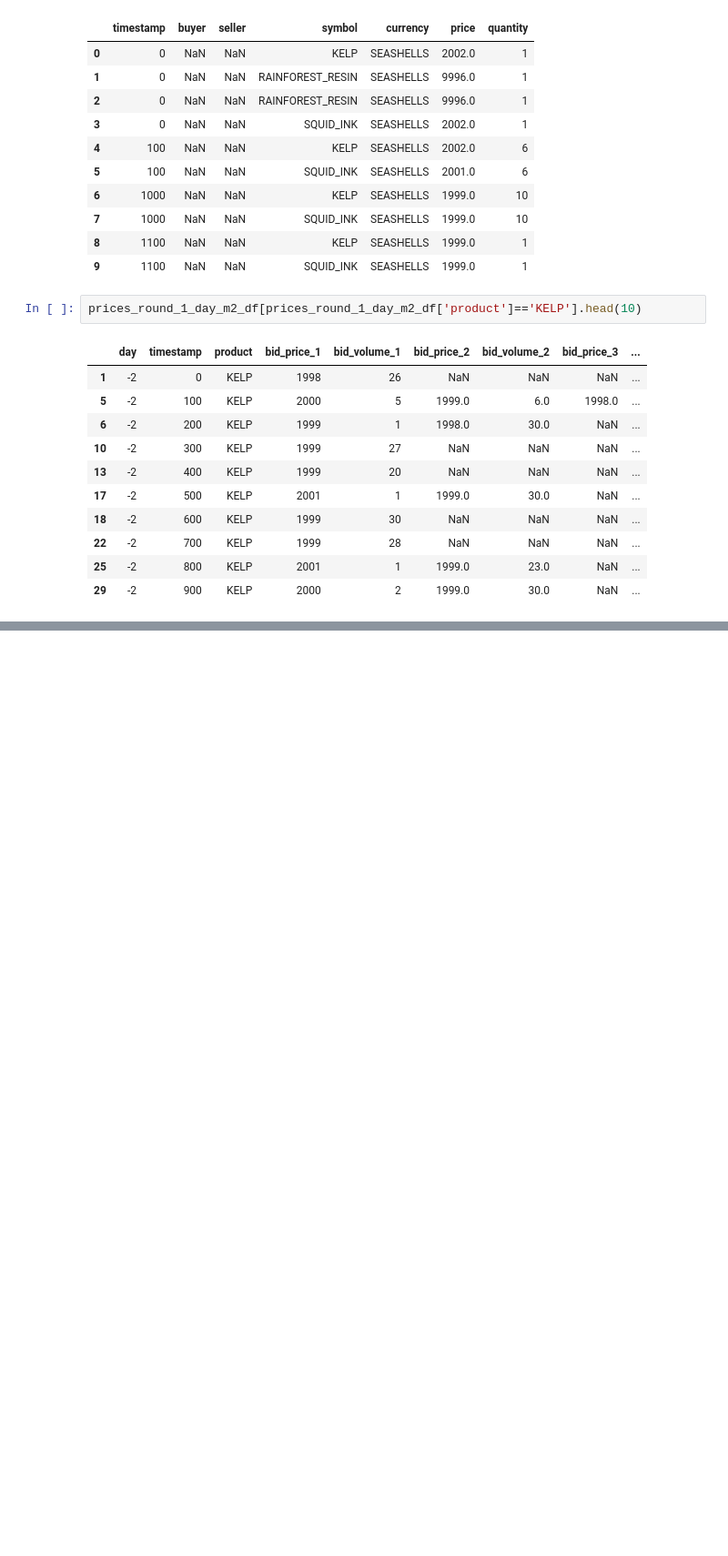
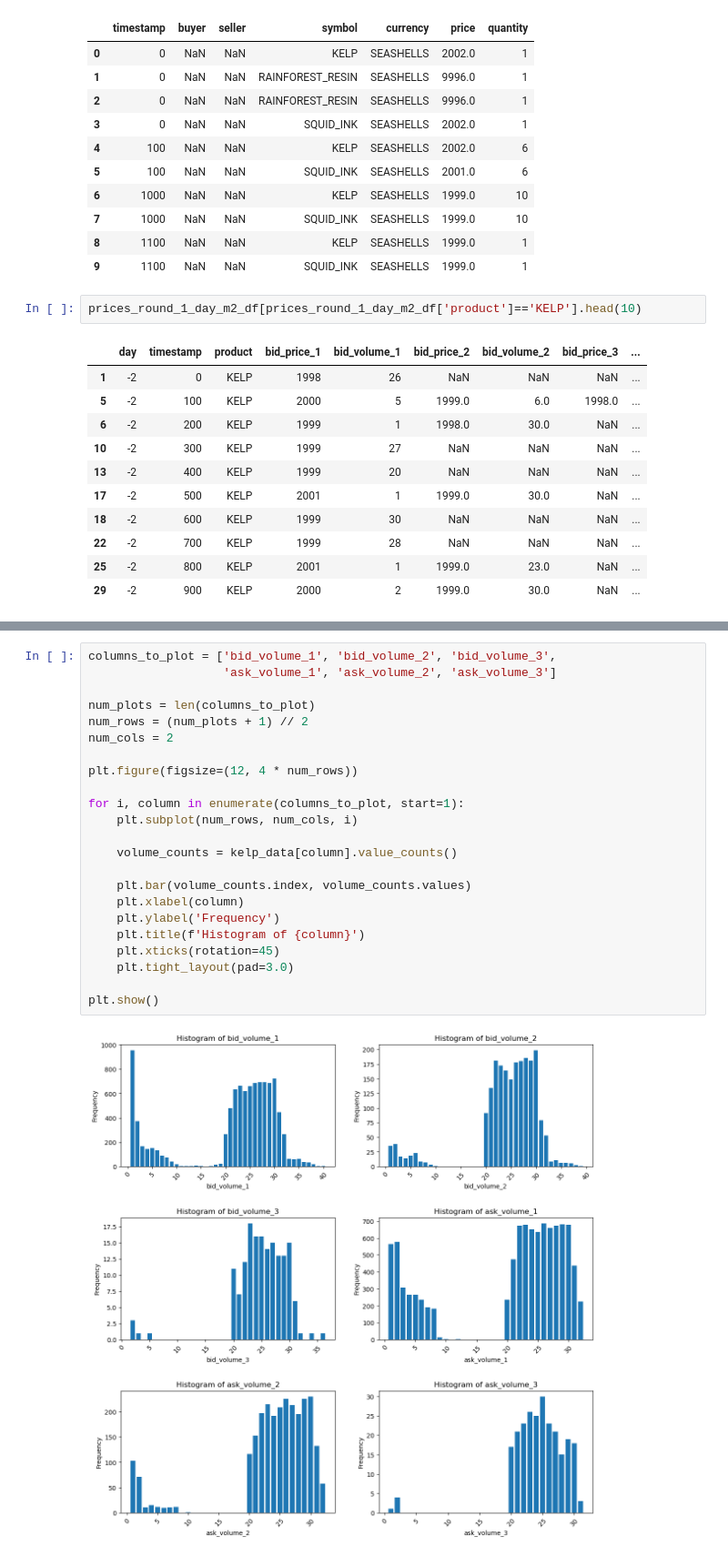
Before and after one commit to xiaoyongzhang47/imc_prosperity_2025_foxfoxgogogo, a Jupyter notebook: data_visual.ipynb, the cells around one changed output, grey strips where cells are left out. Shown: that part at 91% size. Cells and saved outputs as stored; diff of their text form; blank space fills up the shorter version.

```diff
--- a/data_visual.ipynb
+++ b/data_visual.ipynb
@@ -53,0 +113,25 @@ prices_round_1_day_m2_df[prices_round_1_day_m2_df['product']=='KELP'].head(10)
+# %%
+columns_to_plot = ['bid_volume_1', 'bid_volume_2', 'bid_volume_3',
+                   'ask_volume_1', 'ask_volume_2', 'ask_volume_3']
+
+num_plots = len(columns_to_plot)
+num_rows = (num_plots + 1) // 2
+num_cols = 2
+
+plt.figure(figsize=(12, 4 * num_rows))
+
+for i, column in enumerate(columns_to_plot, start=1):
+    plt.subplot(num_rows, num_cols, i)
+
+    volume_counts = kelp_data[column].value_counts()
+
+    plt.bar(volume_counts.index, volume_counts.values)
+    plt.xlabel(column)
+    plt.ylabel('Frequency')
+    plt.title(f'Histogram of {column}')
+    plt.xticks(rotation=45)
+    plt.tight_layout(pad=3.0)
+
+plt.show()
+# %% [output]
+[figure, added]
```
Also changed, not shown: parts of 7 cells of this notebook, 5 other files.
